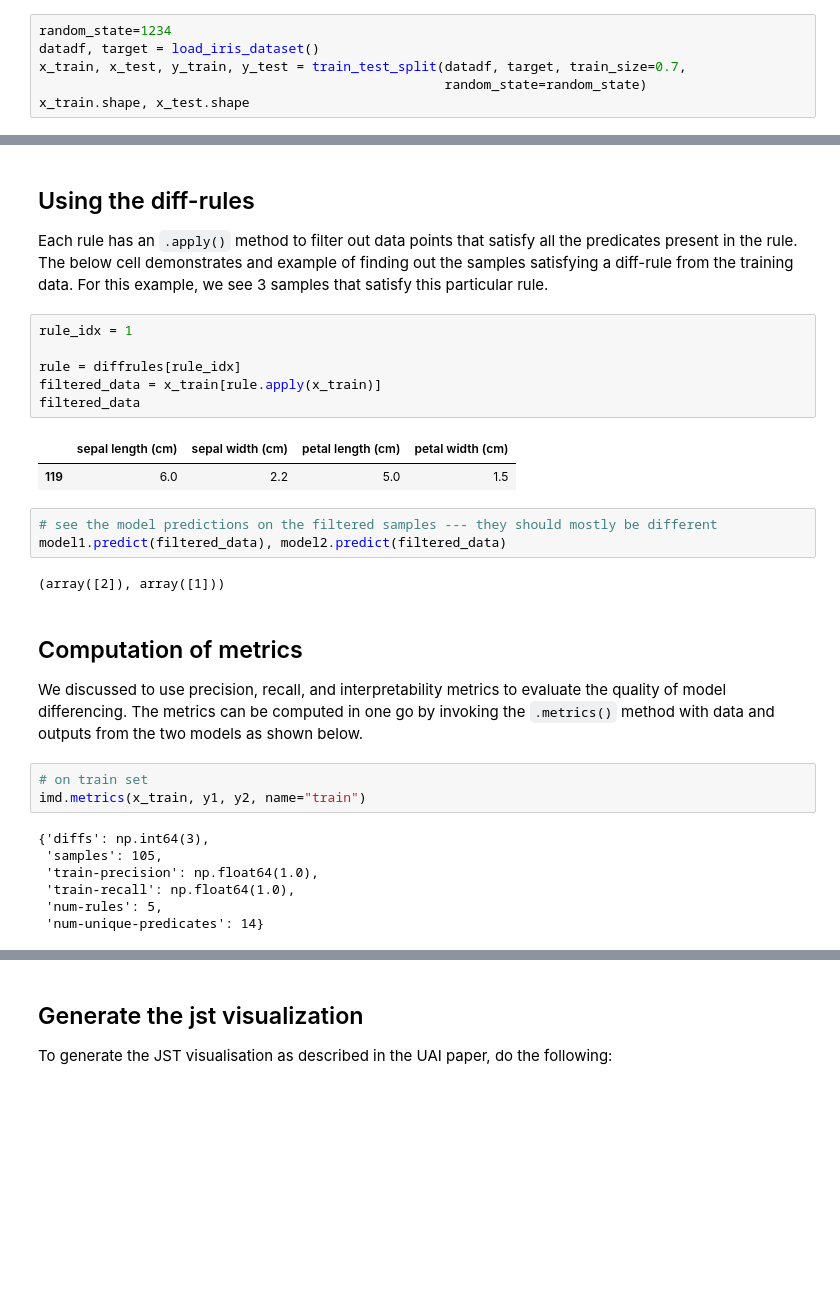
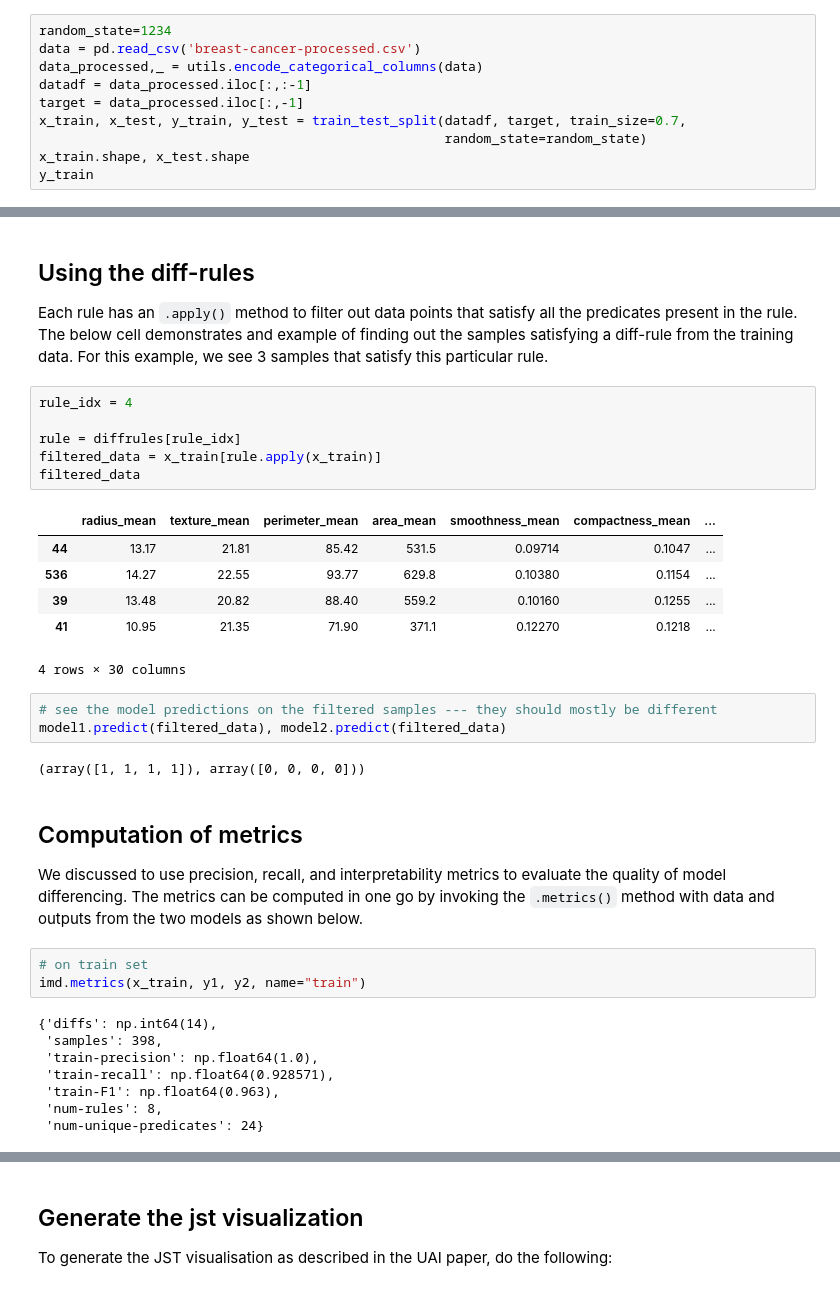
Before and after one commit to dheerajkumar2005/Joint-Surrogate-Trees-Model-Differencing, a Jupyter notebook: imd_example.ipynb, the cells around one changed output, grey strips where cells are left out. Cells and saved outputs as stored; diff of their text form; blank space fills up the shorter version.

```diff
--- a/imd_example.ipynb
+++ b/imd_example.ipynb
@@ -27,8 +28,12 @@ First we fetch the data using the function `load_bc_dataset()` and split it in t
 Note that, to test the quality of our model differencing technique, we will use this test split `x_test` later on without the ground truth labels `y_test`.
 # %%
 random_state=1234
-datadf, target = load_iris_dataset()
+data = pd.read_csv('breast-cancer-processed.csv')
+data_processed,_ = utils.encode_categorical_columns(data)
+datadf = data_processed.iloc[:,:-1]
+target = data_processed.iloc[:,-1]
 x_train, x_test, y_train, y_test = train_test_split(datadf, target, train_size=0.7,
                                                     random_state=random_state)
 x_train.shape, x_test.shape
+y_train
 # %% [output]
@@ -110,19 +129,23 @@ diffrules
 
 Each rule has an `.apply()` method to filter out data points that satisfy all the predicates present in the rule. The below cell demonstrates and example of finding out the samples satisfying a diff-rule from the training data. For this example, we see 3 samples that satisfy this particular rule.
 # %%
-rule_idx = 1
+rule_idx = 4
 
 rule = diffrules[rule_idx]
 filtered_data = x_train[rule.apply(x_train)]
 filtered_data
 # %% [output]
-|  | sepal length (cm) | sepal width (cm) | petal length (cm) | petal width (cm) |
-| 119 | 6.0 | 2.2 | 5.0 | 1.5 |
+|  | radius_mean | texture_mean | perimeter_mean | area_mean | smoothness_mean | compactness_mean | ... |
+| 44 | 13.17 | 21.81 | 85.42 | 531.5 | 0.09714 | 0.1047 | ... |
+| 536 | 14.27 | 22.55 | 93.77 | 629.8 | 0.10380 | 0.1154 | ... |
+| 39 | 13.48 | 20.82 | 88.40 | 559.2 | 0.10160 | 0.1255 | ... |
+| 41 | 10.95 | 21.35 | 71.90 | 371.1 | 0.12270 | 0.1218 | ... |
+4 rows × 30 columns
 # %%
 # see the model predictions on the filtered samples --- they should mostly be different
 model1.predict(filtered_data), model2.predict(filtered_data)
 # %% [output]
-(array([2]), array([1]))
+(array([1, 1, 1, 1]), array([0, 0, 0, 0]))
 # %% [markdown]
 ## Computation of metrics
 
@@ -131,12 +154,13 @@ We discussed to use precision, recall, and interpretability metrics to evaluate
 # on train set
 imd.metrics(x_train, y1, y2, name="train")
 # %% [output]
-{'diffs': np.int64(3),
- 'samples': 105,
+{'diffs': np.int64(14),
+ 'samples': 398,
  'train-precision': np.float64(1.0),
- 'train-recall': np.float64(1.0),
- 'num-rules': 5,
- 'num-unique-predicates': 14}
+ 'train-recall': np.float64(0.928571),
+ 'train-F1': np.float64(0.963),
+ 'num-rules': 8,
+ 'num-unique-predicates': 24}
 # %%
 # on test set
 imd.metrics(x_test, model1.predict(x_test), model2.predict(x_test), name="test")
```
Also changed, not shown: parts of 13 cells of this notebook, 20 other files.
